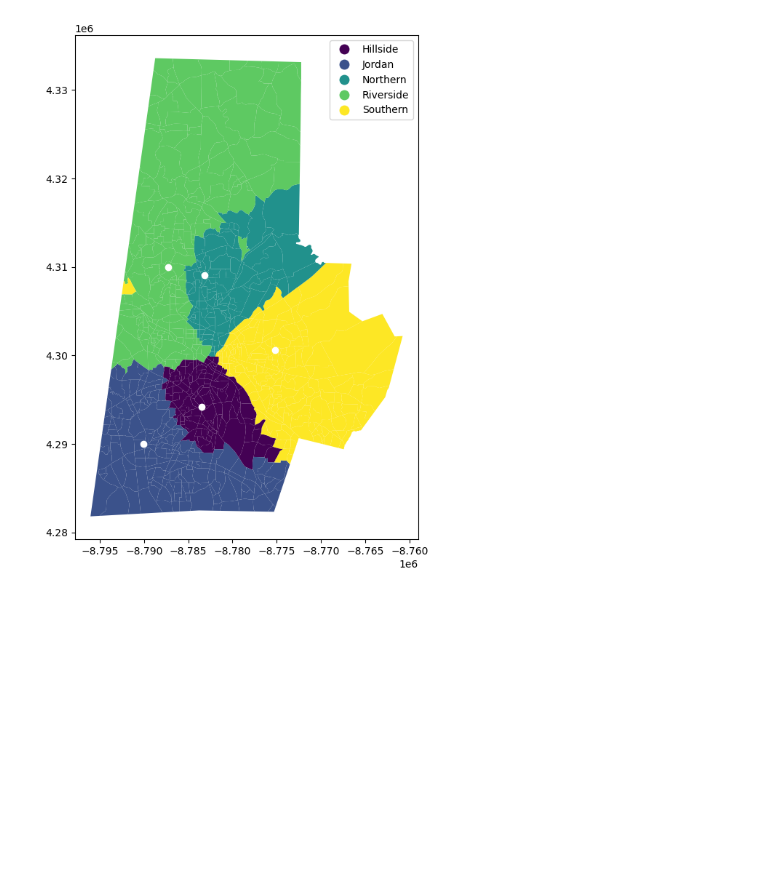
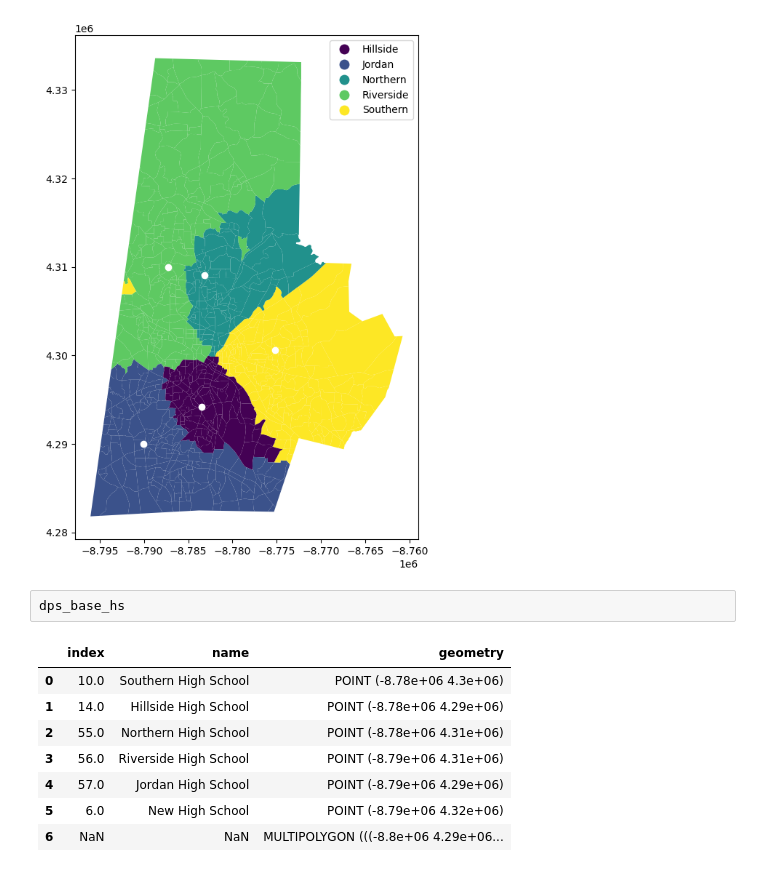
Before and after one commit to olublin/DPS-Planning, a Jupyter notebook: Base_Projection.ipynb, the cells around one changed output. Saved outputs shown, nothing was run; the diff lists cells and outputs as text; blank space fills up the shorter version.

```diff
--- a/Base_Projection.ipynb
+++ b/Base_Projection.ipynb
@@ -181,5 +178,16 @@ dps_base_hs.plot(ax=plt.gca(), color = 'white')
 # %% [output]
 <Axes: >
 [figure]
+# %%
+dps_base_hs
+# %% [output]
+|  | index | name | geometry |
+| 0 | 10.0 | Southern High School | POINT (-8.78e+06 4.3e+06) |
+| 1 | 14.0 | Hillside High School | POINT (-8.78e+06 4.29e+06) |
+| 2 | 55.0 | Northern High School | POINT (-8.78e+06 4.31e+06) |
+| 3 | 56.0 | Riverside High School | POINT (-8.79e+06 4.31e+06) |
+| 4 | 57.0 | Jordan High School | POINT (-8.79e+06 4.29e+06) |
+| 5 | 6.0 | New High School | POINT (-8.79e+06 4.32e+06) |
+| 6 | NaN | NaN | MULTIPOLYGON (((-8.8e+06 4.29e+06... |
 # %%
 #candidates = dps_pu[~dps_pu['Region'].isin(['Central','North'])]
```
Also changed, not shown: parts of 9 cells of this notebook.
